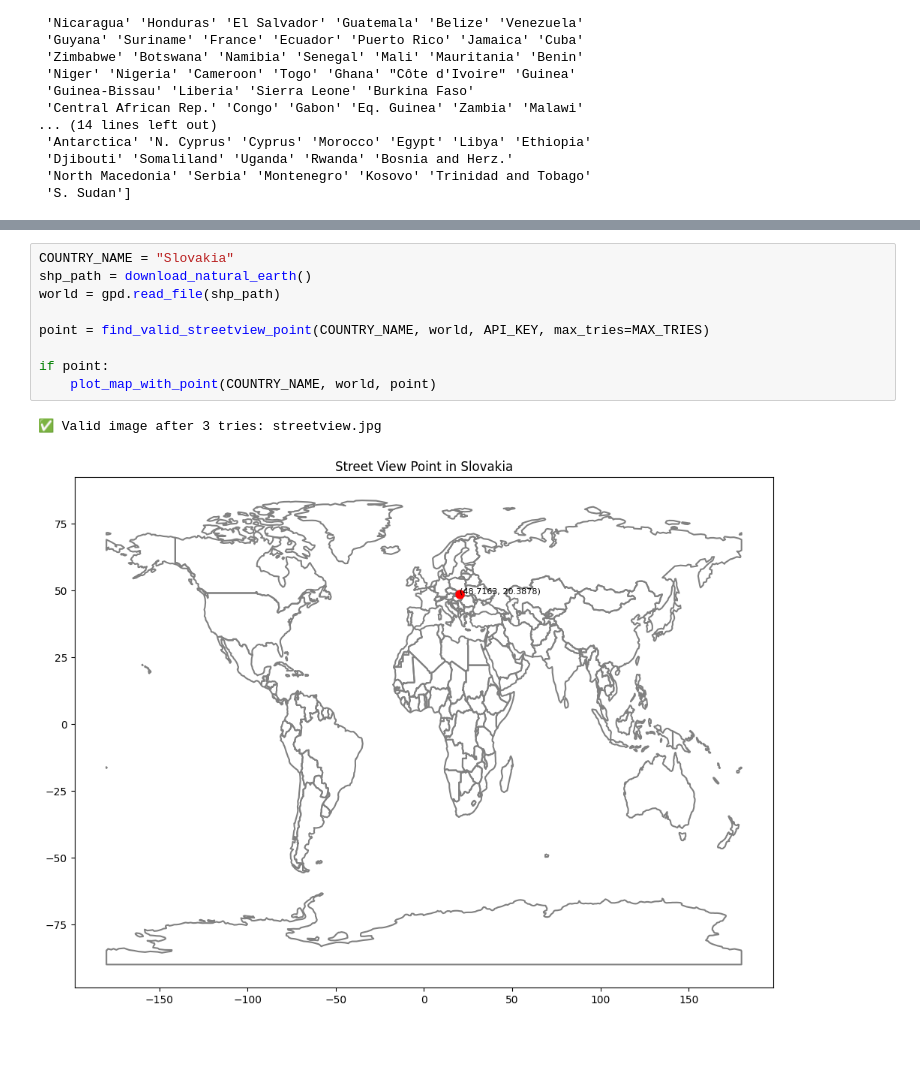
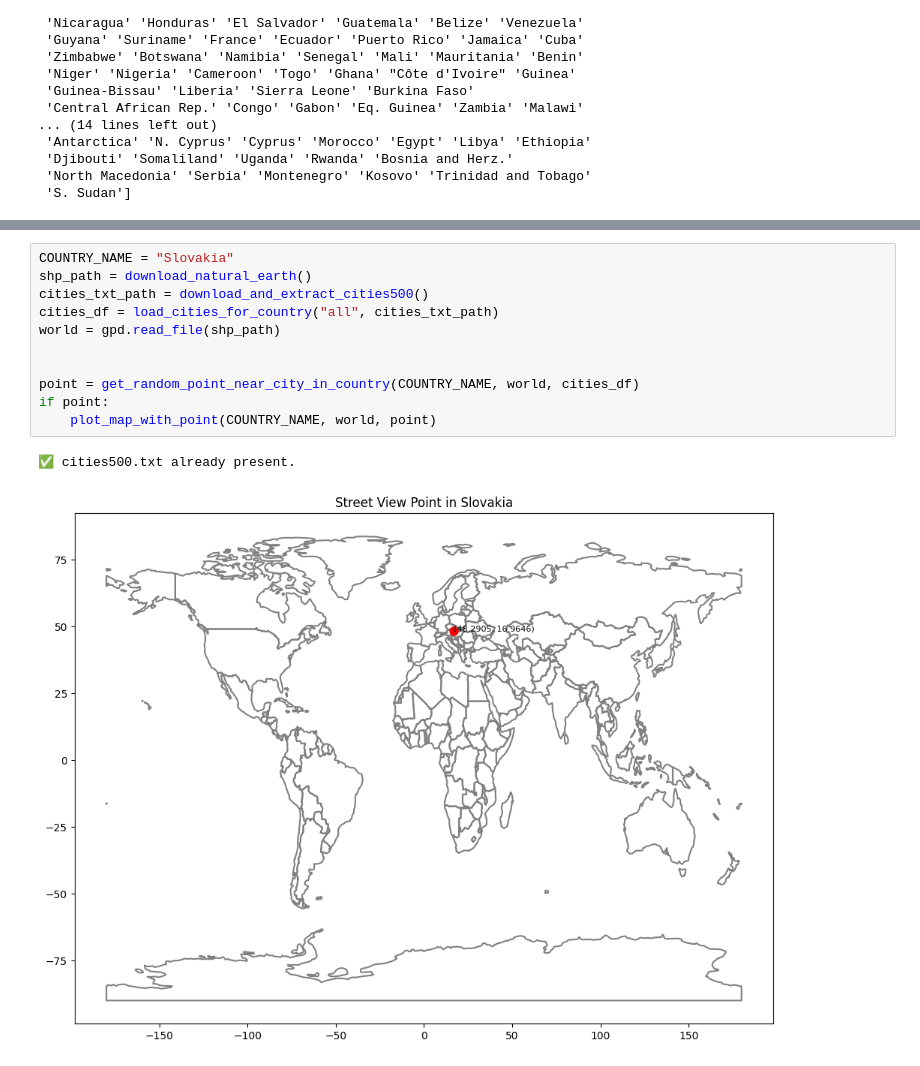
Before and after one commit to SamueleMancini/rainbot, a Jupyter notebook: data/GoogleApiExtractor.ipynb, the cells around one changed output, grey strips where cells are left out. Saved outputs shown, nothing was run; the diff lists cells and outputs as text.

```diff
--- a/data/GoogleApiExtractor.ipynb
+++ b/data/GoogleApiExtractor.ipynb
@@ -270,13 +428,15 @@ def plot_map_with_point(country_name, gdf, point):
 # %%
 COUNTRY_NAME = "Slovakia"
 shp_path = download_natural_earth()
+cities_txt_path = download_and_extract_cities500()
+cities_df = load_cities_for_country("all", cities_txt_path)
 world = gpd.read_file(shp_path)
 
-point = find_valid_streetview_point(COUNTRY_NAME, world, API_KEY, max_tries=MAX_TRIES)
 
+point = get_random_point_near_city_in_country(COUNTRY_NAME, world, cities_df)
 if point:
 	plot_map_with_point(COUNTRY_NAME, world, point)
 # %% [output]
-✅ Valid image after 3 tries: streetview.jpg
+✅ cities500.txt already present.
-[figure, old version]
+[figure, new version]
 # %%
```
Also changed, not shown: parts of 5 cells of this notebook, 3 other files.
